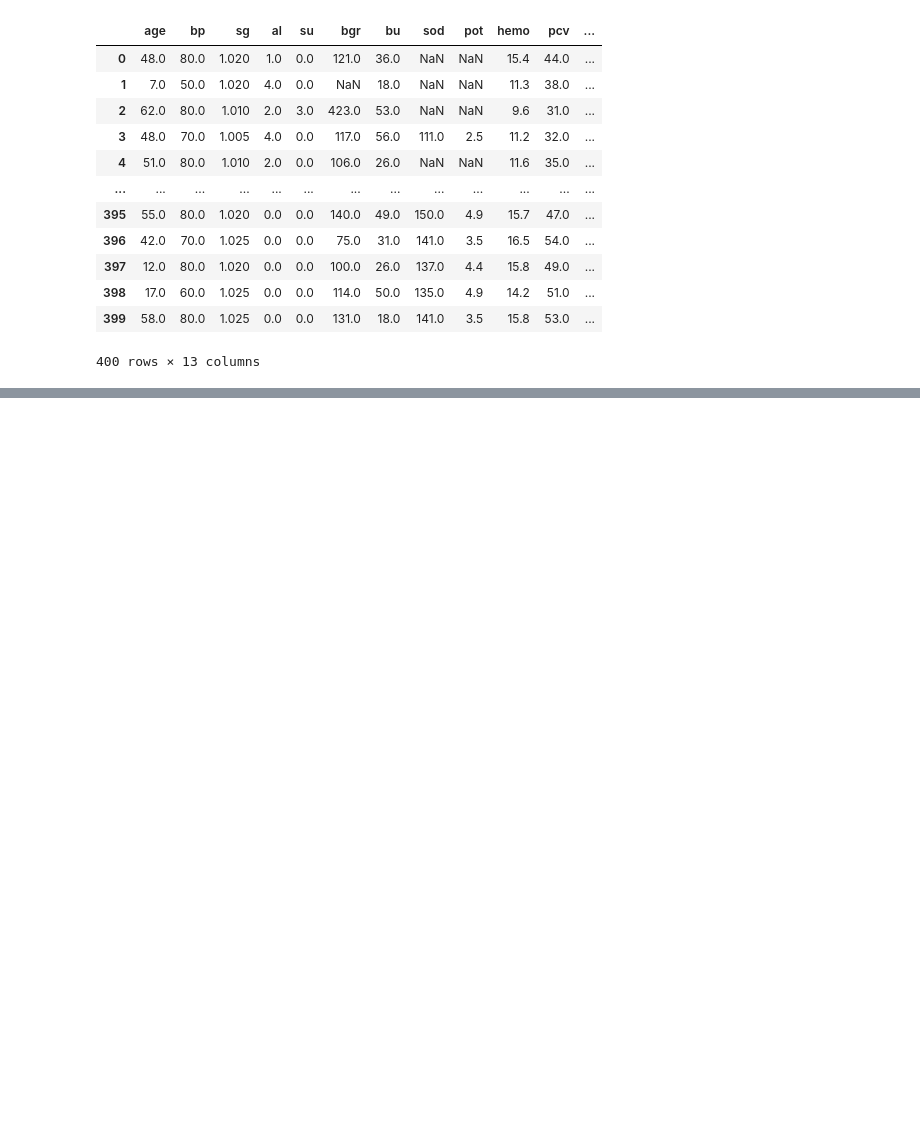
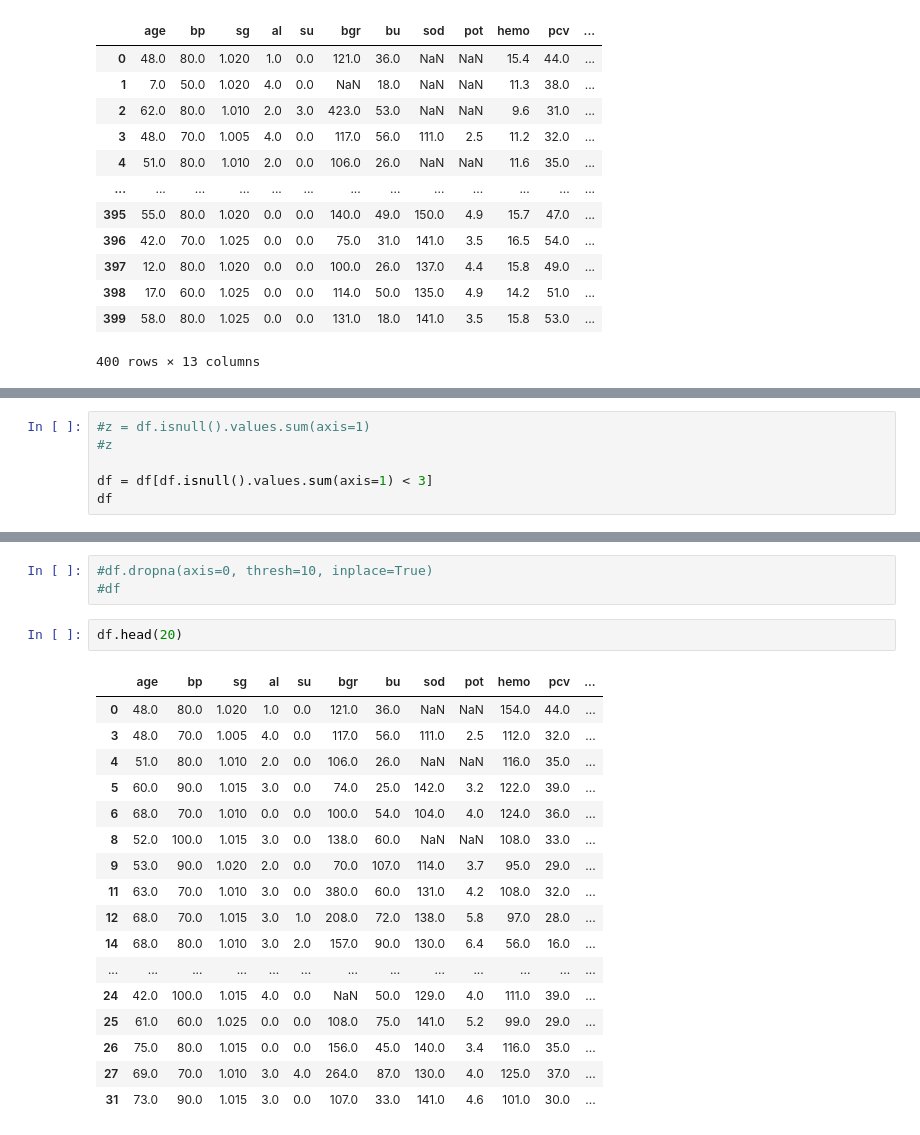
Before and after one commit to sandra-sanj/data_handling_and_mml_exercises, a Jupyter notebook: exercise_1.ipynb, the cells around one changed output, grey strips where cells are left out. Drawn from its saved outputs; the diff is of its cells as text; blank space fills up the shorter version.

```diff
--- a/exercise_1.ipynb
+++ b/exercise_1.ipynb
@@ -82,0 +219,6 @@ df
+# %%
+#z = df.isnull().values.sum(axis=1)
+#z
+
+df = df[df.isnull().values.sum(axis=1) < 3]
+df
@@ -82,0 +239,23 @@ df
+# %%
+#df.dropna(axis=0, thresh=10, inplace=True)
+#df
+# %%
+df.head(20)
+# %% [output]
+|  | age | bp | sg | al | su | bgr | bu | sod | pot | hemo | pcv | ... |
+| 0 | 48.0 | 80.0 | 1.020 | 1.0 | 0.0 | 121.0 | 36.0 | NaN | NaN | 154.0 | 44.0 | ... |
+| 3 | 48.0 | 70.0 | 1.005 | 4.0 | 0.0 | 117.0 | 56.0 | 111.0 | 2.5 | 112.0 | 32.0 | ... |
+| 4 | 51.0 | 80.0 | 1.010 | 2.0 | 0.0 | 106.0 | 26.0 | NaN | NaN | 116.0 | 35.0 | ... |
+| 5 | 60.0 | 90.0 | 1.015 | 3.0 | 0.0 | 74.0 | 25.0 | 142.0 | 3.2 | 122.0 | 39.0 | ... |
+| 6 | 68.0 | 70.0 | 1.010 | 0.0 | 0.0 | 100.0 | 54.0 | 104.0 | 4.0 | 124.0 | 36.0 | ... |
+| 8 | 52.0 | 100.0 | 1.015 | 3.0 | 0.0 | 138.0 | 60.0 | NaN | NaN | 108.0 | 33.0 | ... |
+| 9 | 53.0 | 90.0 | 1.020 | 2.0 | 0.0 | 70.0 | 107.0 | 114.0 | 3.7 | 95.0 | 29.0 | ... |
+| 11 | 63.0 | 70.0 | 1.010 | 3.0 | 0.0 | 380.0 | 60.0 | 131.0 | 4.2 | 108.0 | 32.0 | ... |
+| 12 | 68.0 | 70.0 | 1.015 | 3.0 | 1.0 | 208.0 | 72.0 | 138.0 | 5.8 | 97.0 | 28.0 | ... |
+| 14 | 68.0 | 80.0 | 1.010 | 3.0 | 2.0 | 157.0 | 90.0 | 130.0 | 6.4 | 56.0 | 16.0 | ... |
+| ... | ... | ... | ... | ... | ... | ... | ... | ... | ... | ... | ... | ... |
+| 24 | 42.0 | 100.0 | 1.015 | 4.0 | 0.0 | NaN | 50.0 | 129.0 | 4.0 | 111.0 | 39.0 | ... |
+| 25 | 61.0 | 60.0 | 1.025 | 0.0 | 0.0 | 108.0 | 75.0 | 141.0 | 5.2 | 99.0 | 29.0 | ... |
+| 26 | 75.0 | 80.0 | 1.015 | 0.0 | 0.0 | 156.0 | 45.0 | 140.0 | 3.4 | 116.0 | 35.0 | ... |
+| 27 | 69.0 | 70.0 | 1.010 | 3.0 | 4.0 | 264.0 | 87.0 | 130.0 | 4.0 | 125.0 | 37.0 | ... |
+| 31 | 73.0 | 90.0 | 1.015 | 3.0 | 0.0 | 107.0 | 33.0 | 141.0 | 4.6 | 101.0 | 30.0 | ... |
```
Also changed, not shown: parts of 16 cells of this notebook.
